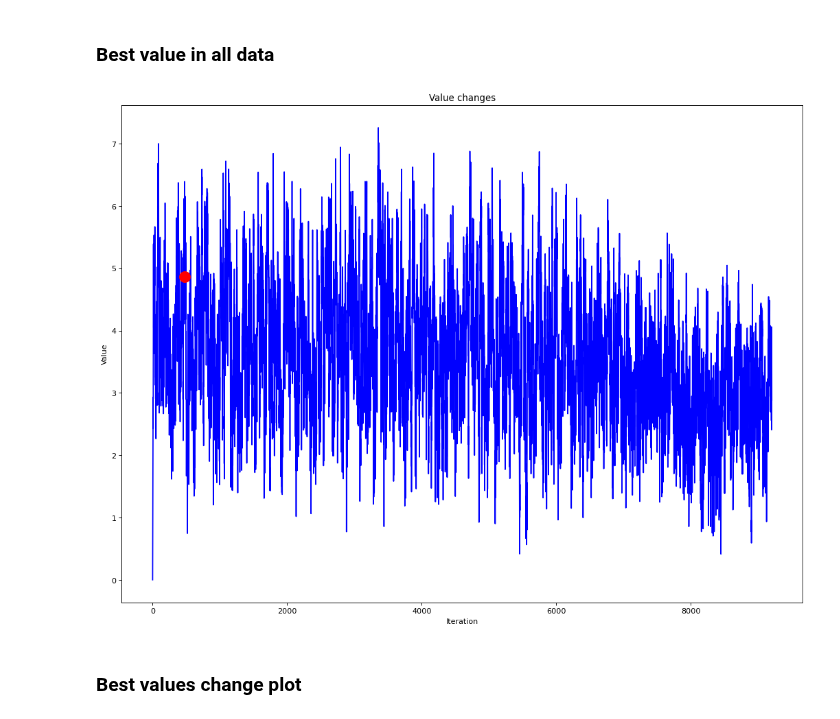
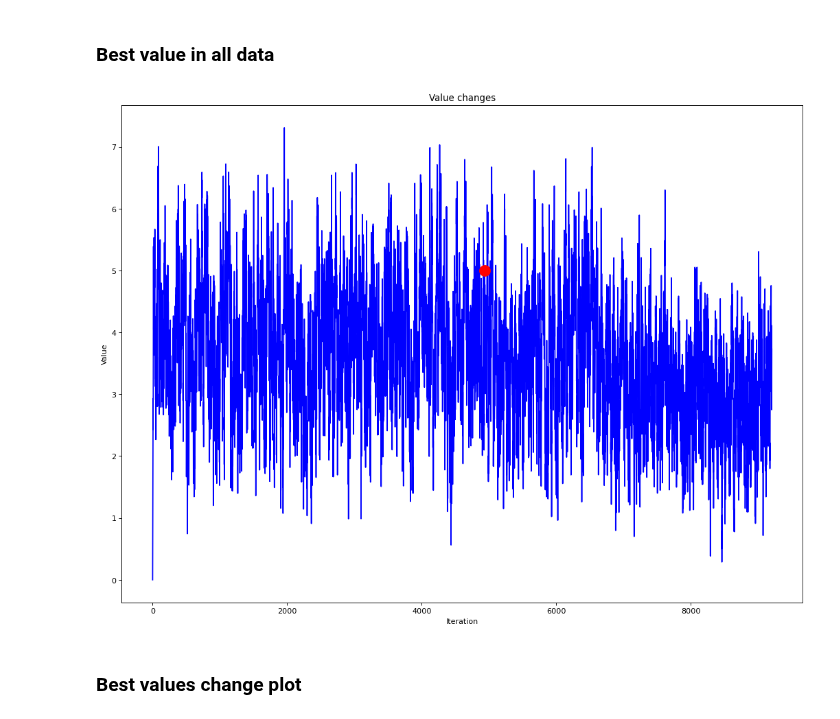
Before and after one commit to Vergenter/mswum, a Jupyter notebook: simulatedAnnealingImplementation.ipynb, the cells around one changed output. Drawn from its saved outputs; the diff is of its cells as text; code cells hidden in the pictures.

Commit message:
Separate parts from main file. Add utility functions. Add some results.

```diff
--- a/simulatedAnnealingImplementation.ipynb
+++ b/simulatedAnnealingImplementation.ipynb
@@ -76,0 +101,7 @@ Best weight:  2.8791345641469377
+# %%
+SA = SimulatedAnnealing(1000, 0.999, 0.1, 16, values, weights, max_weight)
+SA.setInitialValues()
+t.start()
+SA.run()
+t.stop()
+SA.results()
@@ -78,17 +114,9 @@ Best weight:  2.8791345641469377
 ## Visualisations
 # %% [markdown]
 ### Best value in all data
-# %%
-import matplotlib.pyplot as plt
-plt.figure(figsize=(16, 12), dpi=80)
-plt.scatter(best_value_index, np.array(scores_table)[best_value_index], color="r", s=200, zorder=2)
-plt.plot(np.arange(np.array(scores_table).size), np.array(scores_table), color="b", zorder=1)
-
-plt.ylabel('Value')
-plt.xlabel('Iteration')
-plt.title('Value changes')
-plt.show()
-# %% [output]
-[figure, removed]
+# %%
+SA.plot_results()
+# %% [output]
+[figure, added]
 # %% [markdown]
 ### Best values change plot
```
Also changed, not shown: parts of 5 cells of this notebook, 6 other files.
